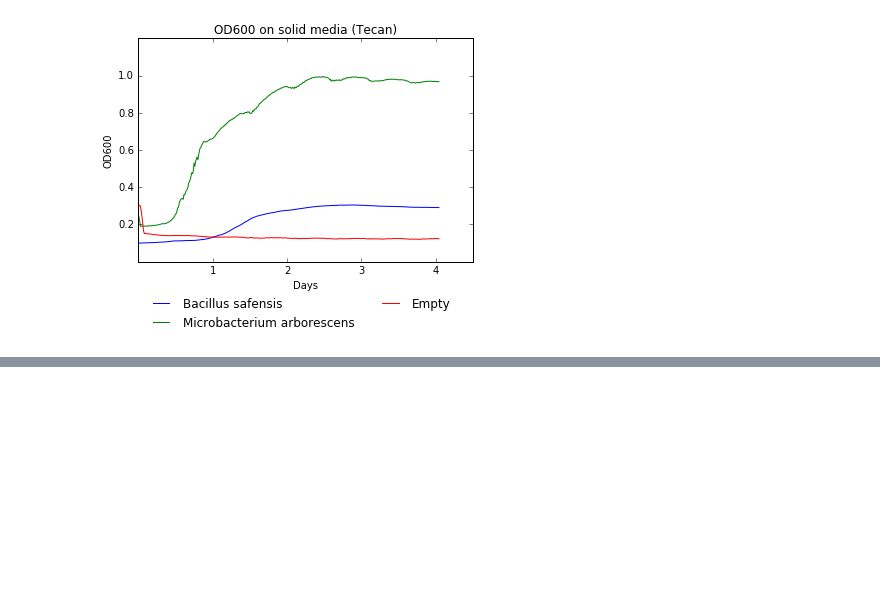
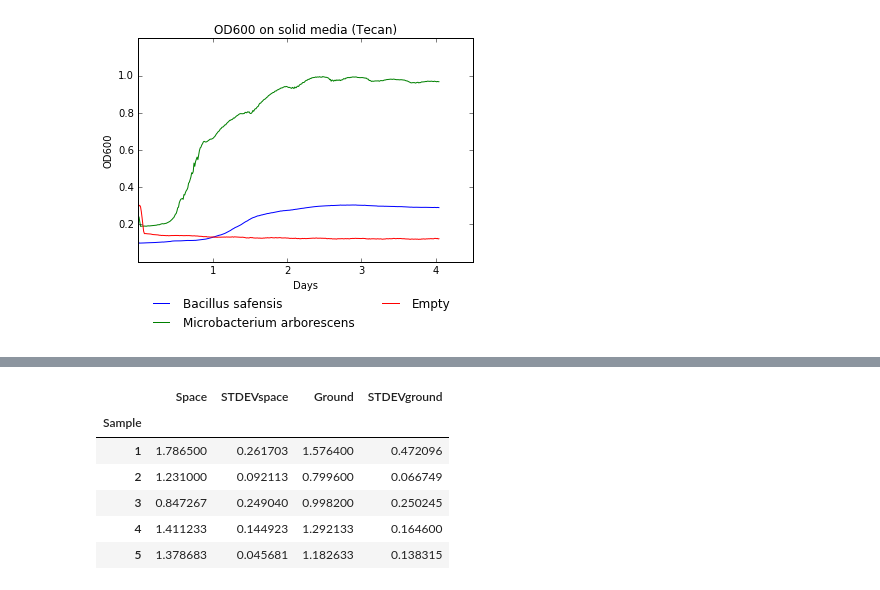
Before and after one commit to ryneches/SpaceGrowth, a Jupyter notebook: OD600 Tecan.ipynb, the cells around one changed output, grey strips where cells are left out. Saved outputs shown, nothing was run; the diff lists cells and outputs as text; code cells hidden in the pictures; blank space fills up the shorter version.

```diff
--- a/OD600 Tecan.ipynb
+++ b/OD600 Tecan.ipynb
@@ -35,0 +49,10 @@ savefig('OD600_tecan.pdf', bbox_extra_artists=(lgd,), bbox_inches='tight')
+# %%
+df_tecan.head()
+# %% [output]
+|  | Space | STDEVspace | Ground | STDEVground |
+| Sample |  |  |  |  |
+| 1 | 1.786500 | 0.261703 | 1.576400 | 0.472096 |
+| 2 | 1.231000 | 0.092113 | 0.799600 | 0.066749 |
+| 3 | 0.847267 | 0.249040 | 0.998200 | 0.250245 |
+| 4 | 1.411233 | 0.144923 | 1.292133 | 0.164600 |
+| 5 | 1.378683 | 0.045681 | 1.182633 | 0.138315 |
```
Also changed, not shown: parts of 3 cells of this notebook, 1 other file.
